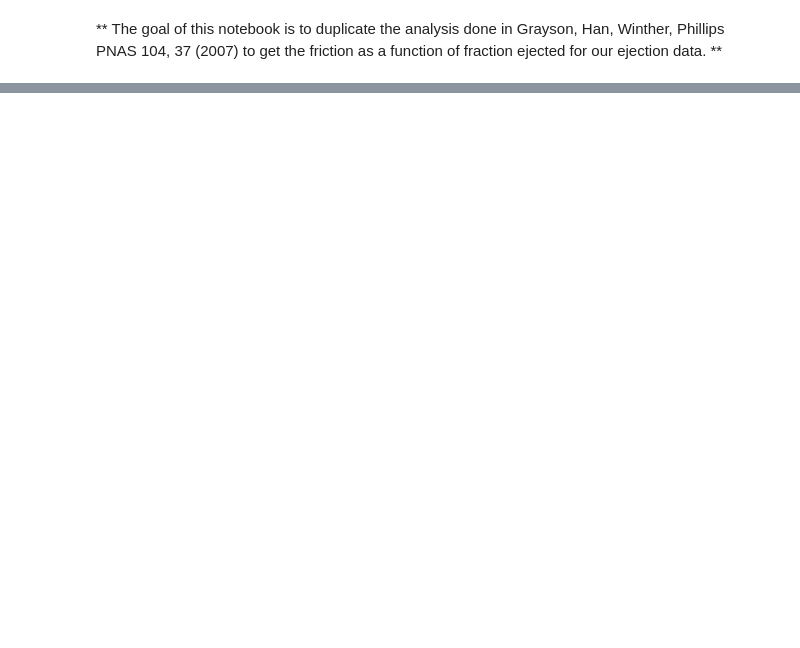
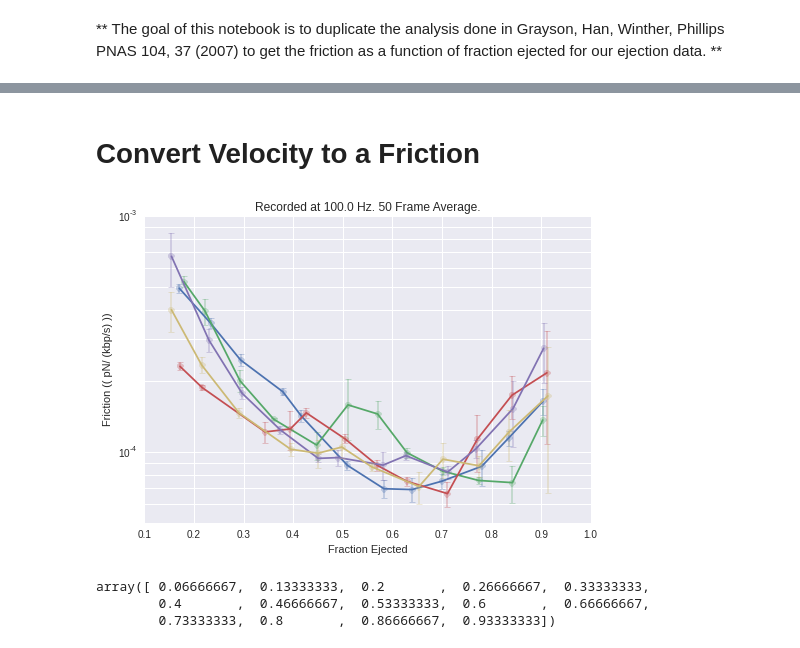
Before and after one commit to manoharan-lab/virus-ejection, a Jupyter notebook: MeanFrictionAnalysis.ipynb, the cells around one changed output, grey strips where cells are left out. Drawn from its saved outputs; the diff is of its cells as text; code cells hidden in the pictures; blank space fills up the shorter version.

```diff
--- a/MeanFrictionAnalysis.ipynb
+++ b/MeanFrictionAnalysis.ipynb
@@ -93,0 +196,41 @@ plt.xlim([-20,15])
+# %% [markdown]
+# Convert Velocity to a Friction
+# %%
+F0 = 55000. #pN/nm^2
+c = .27 #nm
+Rout = 29. # nm
+z = 2*Rout # nm
+L_max = 48500*.34 #nm
+psi_p = 50. # nm
+kBT = 1.38e-23*(273.15+24) *1e12*1e9 # convert to pN and nm
+binned_forces = np.empty((len(datas), n_bins+1 ))
+for i in range(0,len(datas)):
+    binned_forces[i,:] = ef.ejection_force(binned_datas_mean[i,:]*L_max,F0,c,Rout,z,psi_p,kBT,geom = 'cyl')
+
+binned_frictions_mean = binned_forces/(binned_vels_mean*L_max)*-1
+binned_frictions_std = binned_forces*binned_vels_std/binned_vels_mean**2/L_max
+
+#plot friction
+colors = seaborn.color_palette("deep", 10)
+plt.figure();plt.title( 'Recorded at ' + str(1/time_spacing) + ' Hz. ' +str(n_mov_avg) + ' Frame Average.' )
+for i in range(0,len(binned_vels)):
+    x_vals = 1-binned_datas_mean[i,:][2:-2]
+    y_vals = binned_frictions_mean[i,:][2:-2]
+    plt.plot(x_vals, y_vals, '-', label = str(i), color = colors[i])
+    y_errorbar = (binned_frictions_std[i,:]/np.sqrt( binned_datas_n[i,:]/float(n_mov_avg) ))[2:-2]
+    x_errorbar = (binned_datas_std[i,:]/np.sqrt( binned_datas_n[i,:]/float(n_mov_avg) ))[2:-2]
+    plt.errorbar(x_vals, y_vals, yerr=y_errorbar, fmt = 'o', capthick = 1, alpha = 0.3, color = colors[i])
+    #plt.errorbar(x_vals, y_vals, xerr = x_errorbar, yerr=y_errorbar, fmt = 'o', capthick = 1, alpha = 0.3, color = colors[i])
+plt.xlabel('Fraction Ejected')
+plt.ylabel('Friction (( pN/ (kbp/s) ))')
+plt.yscale('log')
+plt.ylim(5e-5,1e-3)
+#plt.savefig('/home/agoldfain/forRees2.eps', dpi=300)
+# %% [output]
+[figure, added]
+# %%
+bins[1:-1]
+# %% [output]
+array([ 0.06666667,  0.13333333,  0.2       ,  0.26666667,  0.33333333,
+        0.4       ,  0.46666667,  0.53333333,  0.6       ,  0.66666667,
+        0.73333333,  0.8       ,  0.86666667,  0.93333333])
```
Also changed, not shown: parts of 8 cells of this notebook, 2 other files.
